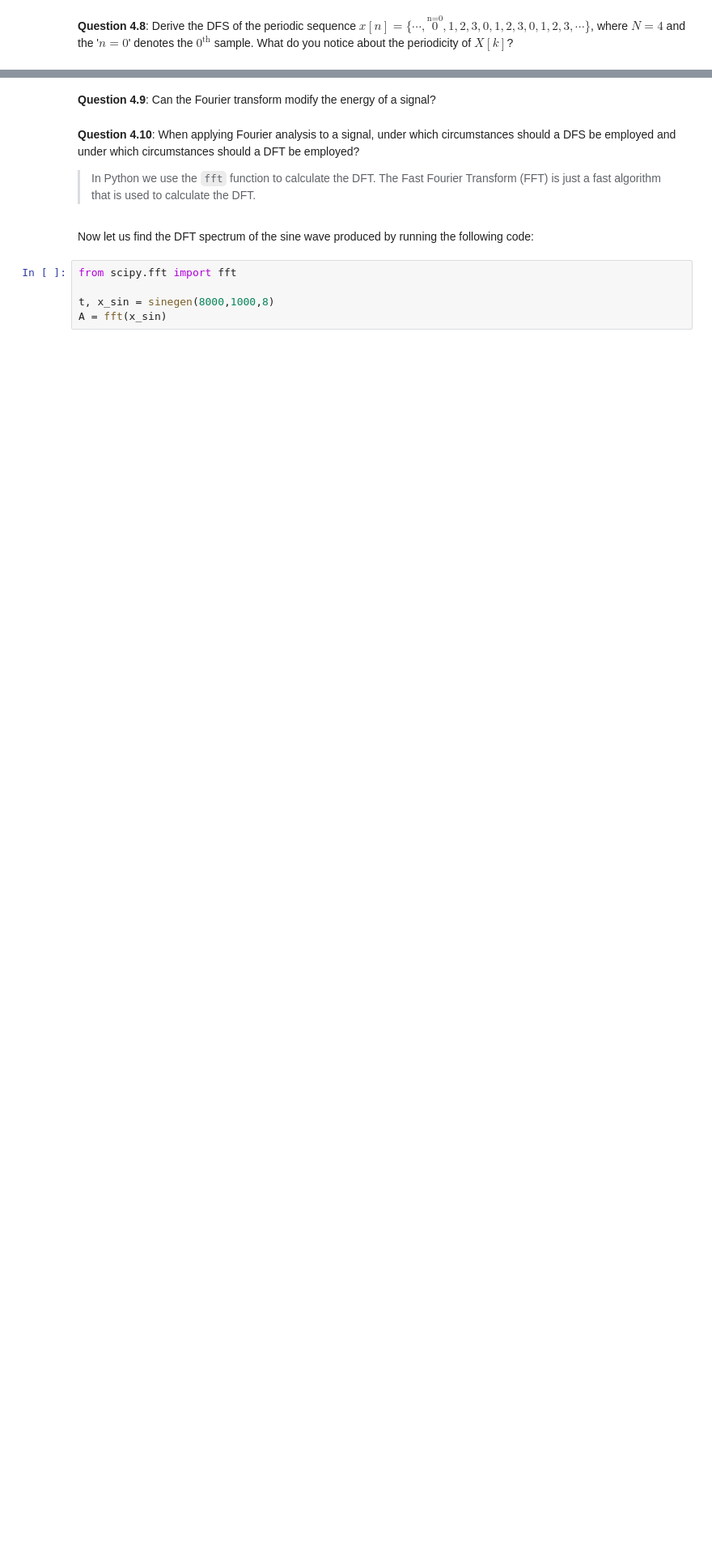
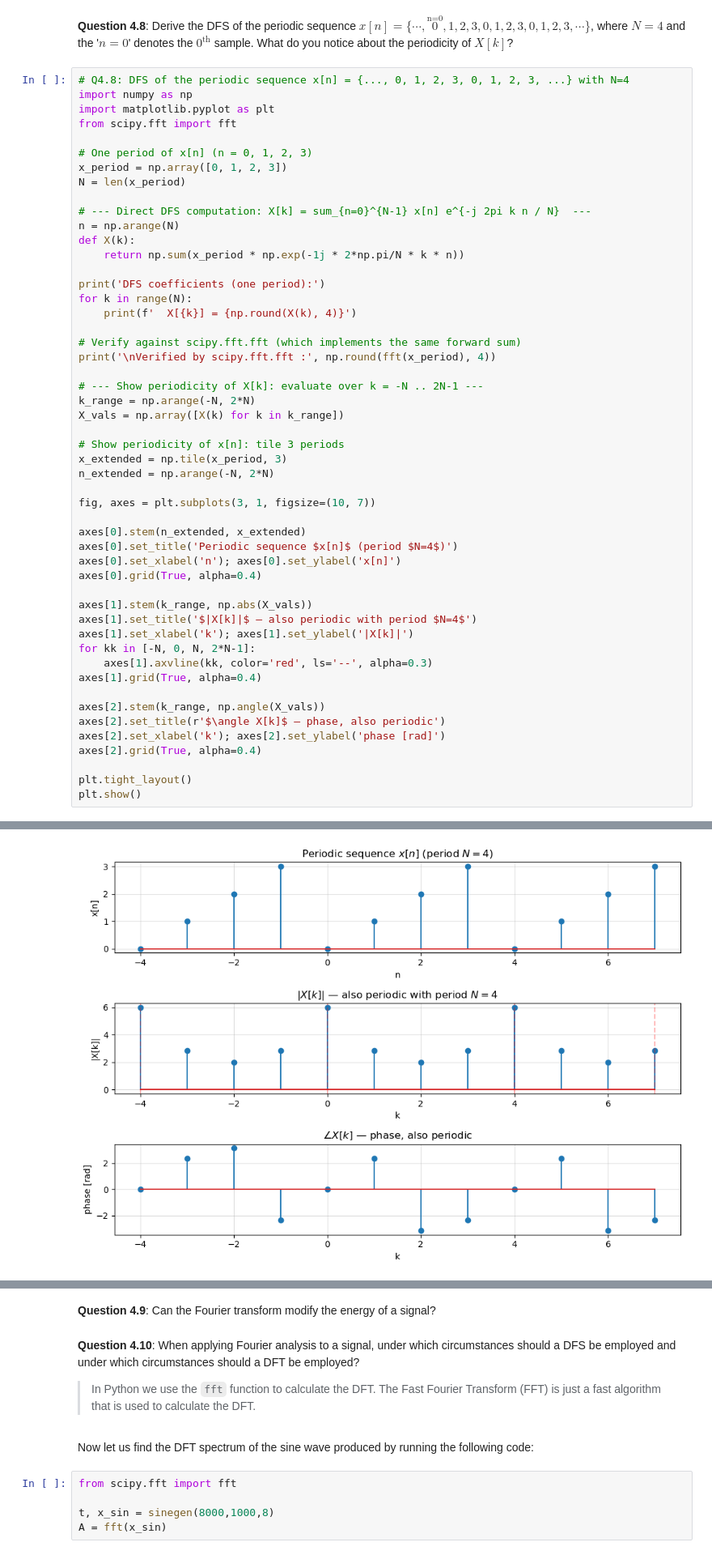
Before and after one commit to LH-and-FPGA/sap-EE2-SS-LAB, a Jupyter notebook: EX4 - Fourier.ipynb, the cells around one changed output, grey strips where cells are left out. Shown at 81% size. Drawn from its saved outputs; the diff is of its cells as text; blank space fills up the shorter version.

```diff
--- a/EX4 - Fourier.ipynb
+++ b/EX4 - Fourier.ipynb
@@ -230,3 +230,55 @@ $$\text{ Inverse Transform: }x[n]= \frac{1}{N}\sum^{N-1}_{k=0} X[k]e^{j \frac{2\
 You should now be able to see that it is possible to construct $x[n]$ from a finite number of harmonics; the frequencies are $\Omega=\frac{2\pi}{N}k,$ where $k = 0, 1,\cdots,N-1$.
 # %% [markdown]
 **Question 4.8**:  Derive the DFS of the periodic sequence  $x[n] = \{\cdots, \stackrel{\text{n=0}}{0}, \stackrel{}{1}, \stackrel{}{2}, \stackrel{}{3}, \stackrel{}{0}, \stackrel{}{1}, \stackrel{}{2}, \stackrel{}{3}, \stackrel{}{0}, \stackrel{}{1}, \stackrel{}{2}, \stackrel{}{3},\cdots\}$, where $N=4$ and the '$n=0$' denotes the $0^{\text{th}}$ sample. What do you notice about the periodicity of $X[k]$?
+# %%
+# Q4.8: DFS of the periodic sequence x[n] = {..., 0, 1, 2, 3, 0, 1, 2, 3, ...} with N=4
+import numpy as np
+import matplotlib.pyplot as plt
+from scipy.fft import fft
+
+# One period of x[n] (n = 0, 1, 2, 3)
+x_period = np.array([0, 1, 2, 3])
+N = len(x_period)
+
+# --- Direct DFS computation: X[k] = sum_{n=0}^{N-1} x[n] e^{-j 2pi k n / N}  ---
+n = np.arange(N)
+def X(k):
+    return np.sum(x_period * np.exp(-1j * 2*np.pi/N * k * n))
+
+print('DFS coefficients (one period):')
+for k in range(N):
+    print(f'  X[{k}] = {np.round(X(k), 4)}')
+
+# Verify against scipy.fft.fft (which implements the same forward sum)
+print('\nVerified by scipy.fft.fft :', np.round(fft(x_period), 4))
+
+# --- Show periodicity of X[k]: evaluate over k = -N .. 2N-1 ---
+k_range = np.arange(-N, 2*N)
+X_vals = np.array([X(k) for k in k_range])
+
+# Show periodicity of x[n]: tile 3 periods
+x_extended = np.tile(x_period, 3)
+n_extended = np.arange(-N, 2*N)
+
+fig, axes = plt.subplots(3, 1, figsize=(10, 7))
+
+axes[0].stem(n_extended, x_extended)
+axes[0].set_title('Periodic sequence $x[n]$ (period $N=4$)')
+axes[0].set_xlabel('n'); axes[0].set_ylabel('x[n]')
+axes[0].grid(True, alpha=0.4)
+
+axes[1].stem(k_range, np.abs(X_vals))
+axes[1].set_title('$|X[k]|$ — also periodic with period $N=4$')
+axes[1].set_xlabel('k'); axes[1].set_ylabel('|X[k]|')
+for kk in [-N, 0, N, 2*N-1]:
+    axes[1].axvline(kk, color='red', ls='--', alpha=0.3)
+axes[1].grid(True, alpha=0.4)
+
+axes[2].stem(k_range, np.angle(X_vals))
+axes[2].set_title(r'$\angle X[k]$ — phase, also periodic')
+axes[2].set_xlabel('k'); axes[2].set_ylabel('phase [rad]')
+axes[2].grid(True, alpha=0.4)
+
+plt.tight_layout()
+plt.show()
+# %% [output]
@@ -232,0 +292 @@ You should now be able to see that it is possible to construct $x[n]$ from a fin
+[figure, added]
```
Also changed, not shown: parts of 2 cells of this notebook.
